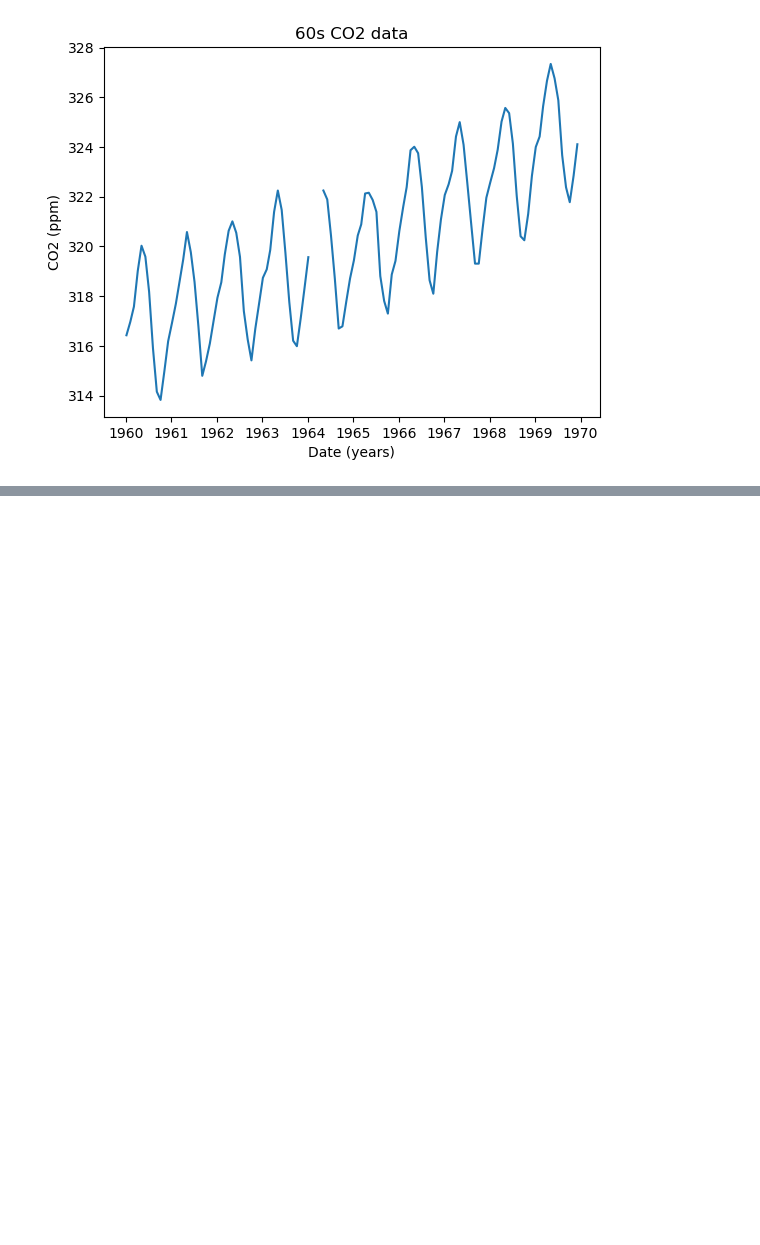
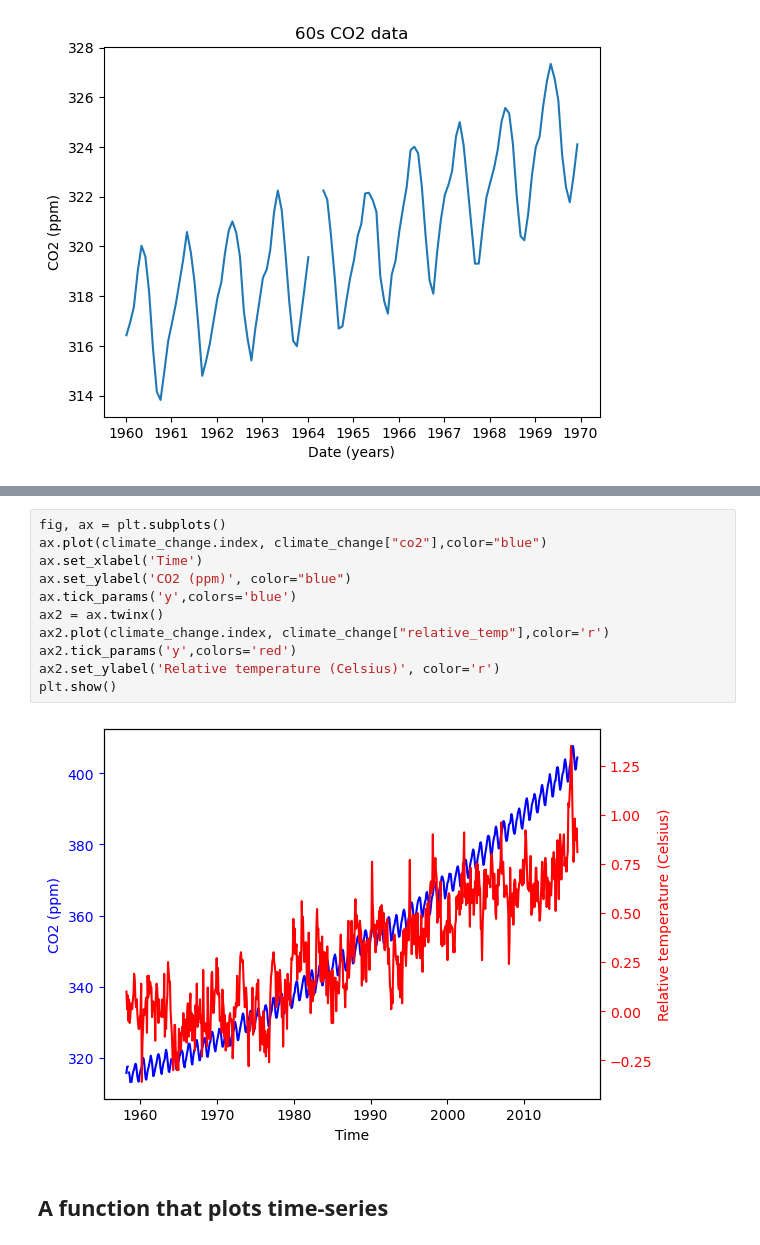
Before and after one commit to LucasFinney/data-portfolio, a Jupyter notebook: Intro to data viz with Matplotlib/Plotting time-series data.ipynb, the cells around one changed output, grey strips where cells are left out. Saved outputs shown, nothing was run; the diff lists cells and outputs as text; blank space fills up the shorter version.

```diff
--- a/Intro to data viz with Matplotlib/Plotting time-series data.ipynb
+++ b/Intro to data viz with Matplotlib/Plotting time-series data.ipynb
@@ -113,0 +144,15 @@ plt.show()
+# %%
+fig, ax = plt.subplots()
+ax.plot(climate_change.index, climate_change["co2"],color="blue")
+ax.set_xlabel('Time')
+ax.set_ylabel('CO2 (ppm)', color="blue")
+ax.tick_params('y',colors='blue')
+ax2 = ax.twinx()
+ax2.plot(climate_change.index, climate_change["relative_temp"],color='r')
+ax2.tick_params('y',colors='red')
+ax2.set_ylabel('Relative temperature (Celsius)', color='r')
+plt.show()
+# %% [output]
+[figure, added]
+# %% [markdown]
+## A function that plots time-series
```
Also changed, not shown: parts of 14 cells of this notebook.
